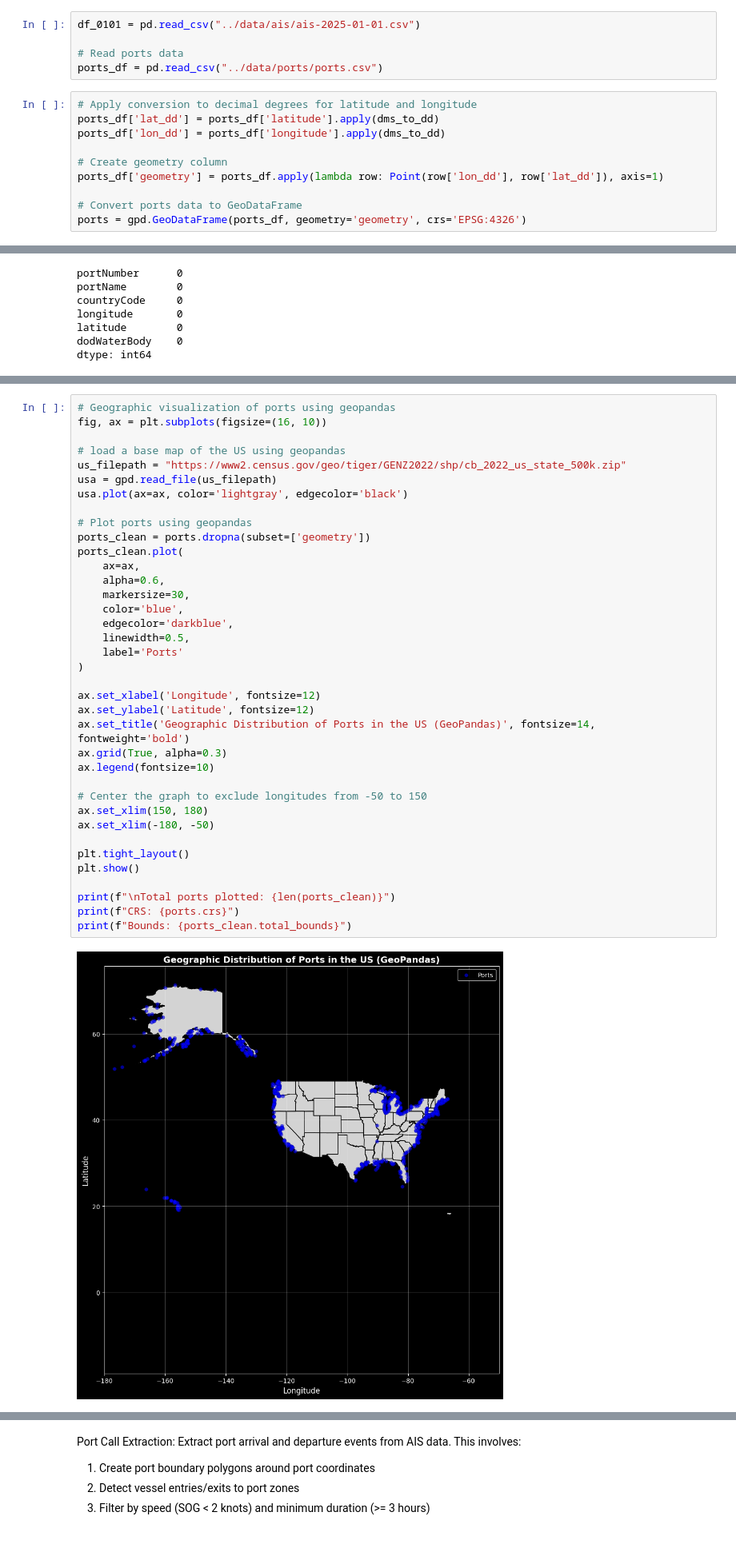
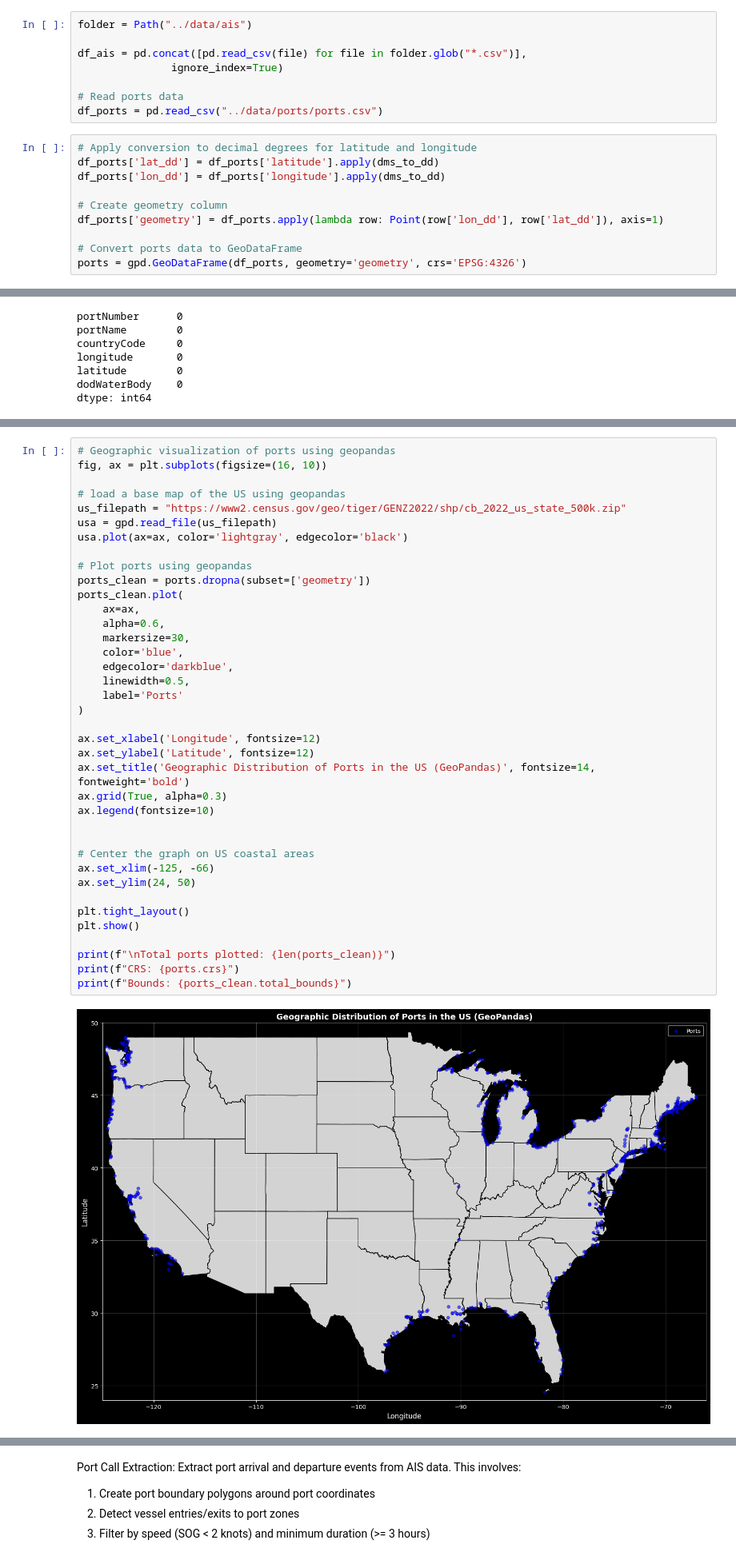
Before and after one commit to JefVanLaer/delay_predictor, a Jupyter notebook: notebooks/exploration.ipynb, the cells around one changed output, grey strips where cells are left out. Shown at 80% size. Saved outputs shown, nothing was run; the diff lists cells and outputs as text.

```diff
--- a/notebooks/exploration.ipynb
+++ b/notebooks/exploration.ipynb
@@ -18,18 +16,21 @@ from datetime import timedelta
 # %% [markdown]
 Read the data for January 1st, 2025 and the ports data. We will convert the ports data into a GeoDataFrame for easier geographic analysis.
 # %%
-df_0101 = pd.read_csv("../data/ais/ais-2025-01-01.csv")
+folder = Path("../data/ais")
+
+df_ais = pd.concat([pd.read_csv(file) for file in folder.glob("*.csv")],
+               ignore_index=True)
 
 # Read ports data
-ports_df = pd.read_csv("../data/ports/ports.csv")
+df_ports = pd.read_csv("../data/ports/ports.csv")
 # %%
 # Apply conversion to decimal degrees for latitude and longitude
-ports_df['lat_dd'] = ports_df['latitude'].apply(dms_to_dd)
-ports_df['lon_dd'] = ports_df['longitude'].apply(dms_to_dd)
+df_ports['lat_dd'] = df_ports['latitude'].apply(dms_to_dd)
+df_ports['lon_dd'] = df_ports['longitude'].apply(dms_to_dd)
 
 # Create geometry column
-ports_df['geometry'] = ports_df.apply(lambda row: Point(row['lon_dd'], row['lat_dd']), axis=1)
+df_ports['geometry'] = df_ports.apply(lambda row: Point(row['lon_dd'], row['lat_dd']), axis=1)
 
 # Convert ports data to GeoDataFrame
-ports = gpd.GeoDataFrame(ports_df, geometry='geometry', crs='EPSG:4326')
+ports = gpd.GeoDataFrame(df_ports, geometry='geometry', crs='EPSG:4326')
 # %%
@@ -186,37 +187,38 @@ fig, ax = plt.subplots(figsize=(16, 10))
 us_filepath = "https://www2.census.gov/geo/tiger/GENZ2022/shp/cb_2022_us_state_500k.zip"
 usa = gpd.read_file(us_filepath)
 usa.plot(ax=ax, color='lightgray', edgecolor='black')
 
 # Plot ports using geopandas
 ports_clean = ports.dropna(subset=['geometry'])
 ports_clean.plot(
     ax=ax,
     alpha=0.6,
     markersize=30,
     color='blue',
     edgecolor='darkblue',
     linewidth=0.5,
     label='Ports'
 )
 
 ax.set_xlabel('Longitude', fontsize=12)
 ax.set_ylabel('Latitude', fontsize=12)
 ax.set_title('Geographic Distribution of Ports in the US (GeoPandas)', fontsize=14, fontweight='bold')
 ax.grid(True, alpha=0.3)
 ax.legend(fontsize=10)
 
-# Center the graph to exclude longitudes from -50 to 150
-ax.set_xlim(150, 180)
-ax.set_xlim(-180, -50)
+
+# Center the graph on US coastal areas
+ax.set_xlim(-125, -66)
+ax.set_ylim(24, 50)
 
 plt.tight_layout()
 plt.show()
 
 print(f"\nTotal ports plotted: {len(ports_clean)}")
 print(f"CRS: {ports.crs}")
 print(f"Bounds: {ports_clean.total_bounds}")
 # %% [output]
-[figure, old version]
+[figure, new version]
 Total ports plotted: 657
 CRS: EPSG:4326
 Bounds: [-176.63333333   19.08333333  179.3          71.28333333]
```
Also changed, not shown: parts of 13 cells of this notebook.
